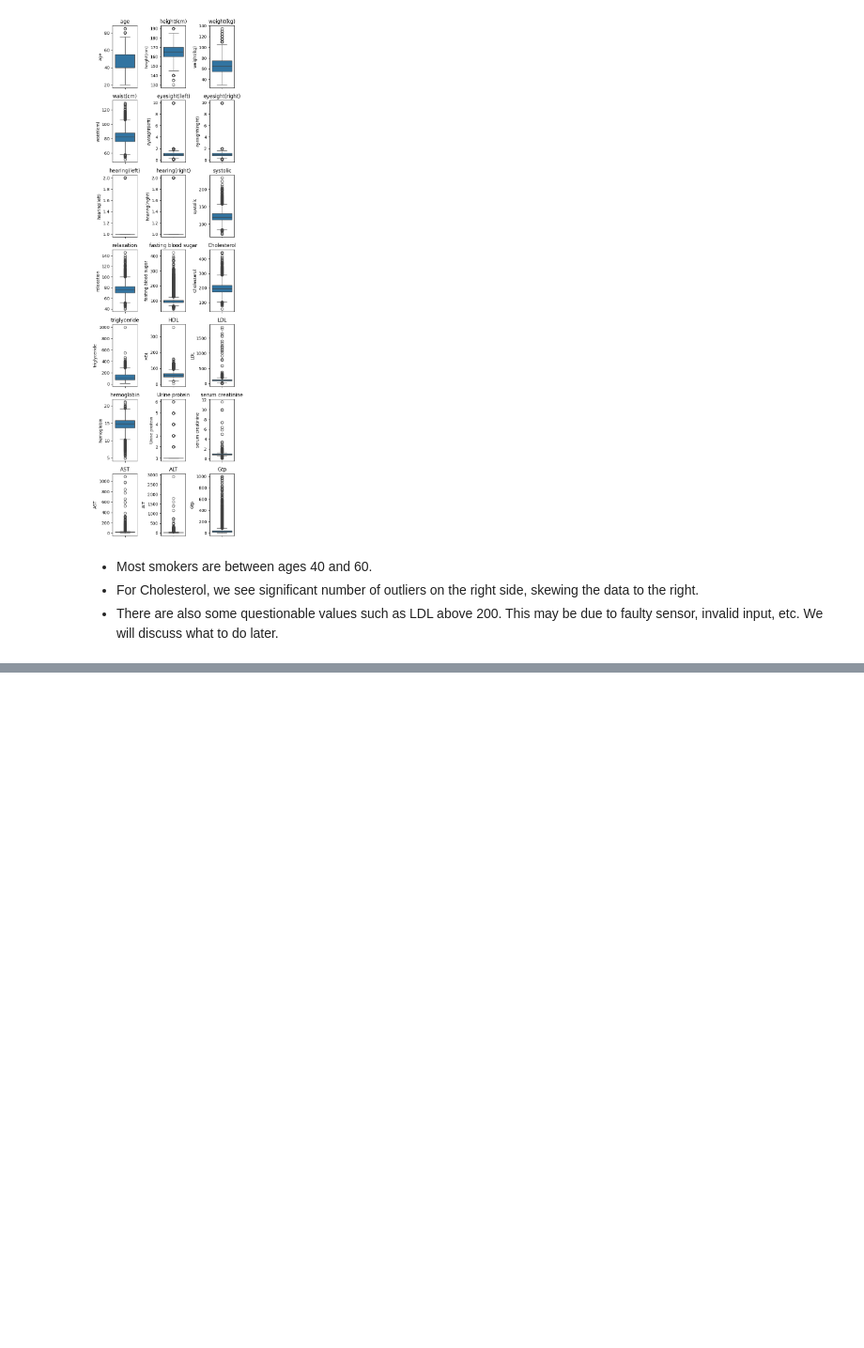
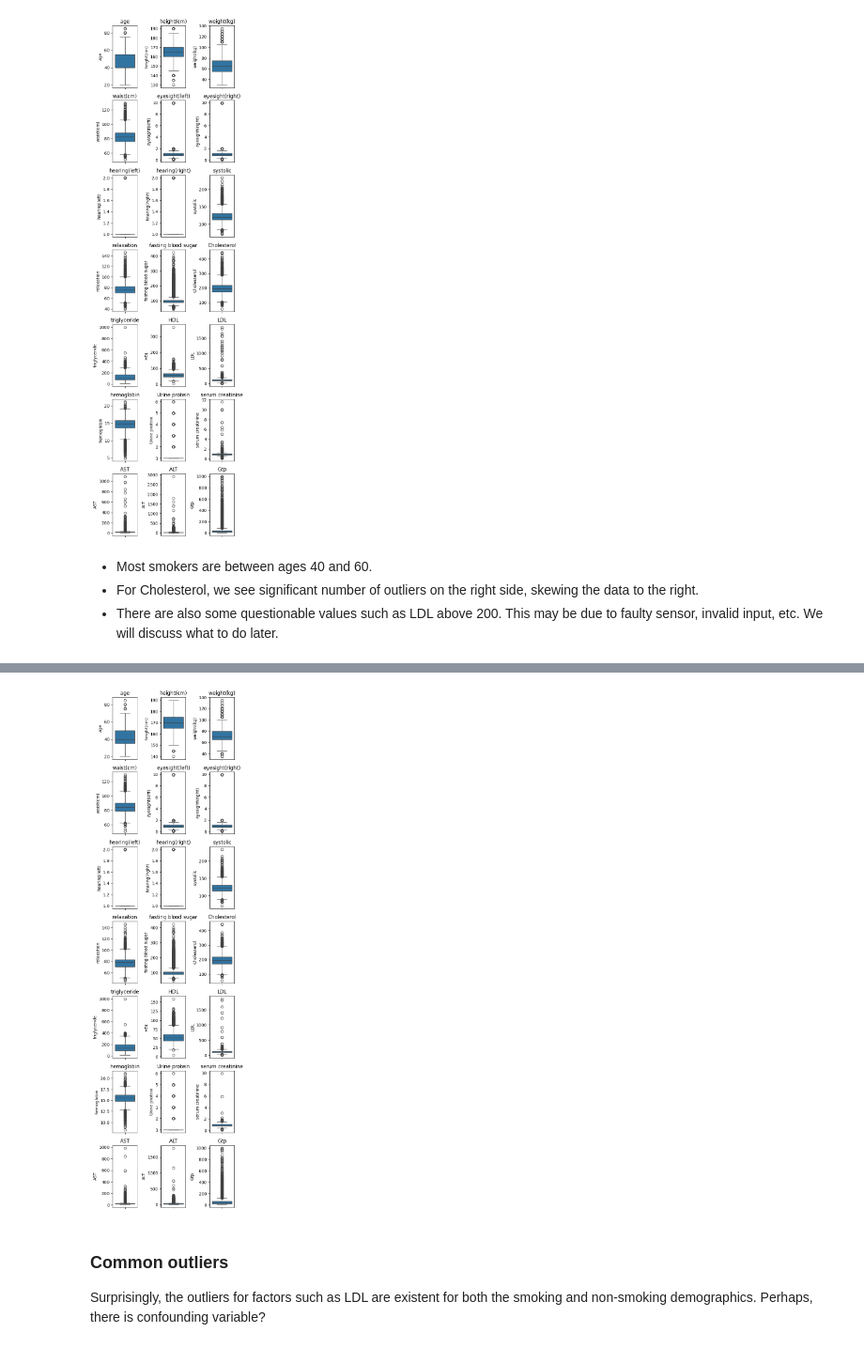
Before and after one commit to opheliasin/smokerstatusNNDL, a Jupyter notebook: ProjF2 - First Update.ipynb, the cells around one changed output, grey strips where cells are left out. Shown at 94% size. Drawn from its saved outputs; the diff is of its cells as text; code cells hidden in the pictures; blank space fills up the shorter version.

```diff
--- a/ProjF2 - First Update.ipynb
+++ b/ProjF2 - First Update.ipynb
@@ -150,0 +167,15 @@ plt.show()
+# %%
+# smokers boxplots
+plt.figure(figsize=(5, 20))
+for i, column in enumerate(selected_columns):
+    plt.subplot((len(smokers.columns) // 3) + 1, 3, i + 1)
+    sns.boxplot(y=smokers[column])
+    plt.title(column)
+    plt.tight_layout()
+
+plt.show()
+# %% [output]
+[figure, added]
+# %% [markdown]
+### Common outliers
+Surprisingly, the outliers for factors such as LDL are existent for both the smoking and non-smoking demographics. Perhaps, there is confounding variable?
```
Also changed, not shown: parts of 4 cells of this notebook, 1 other file.
